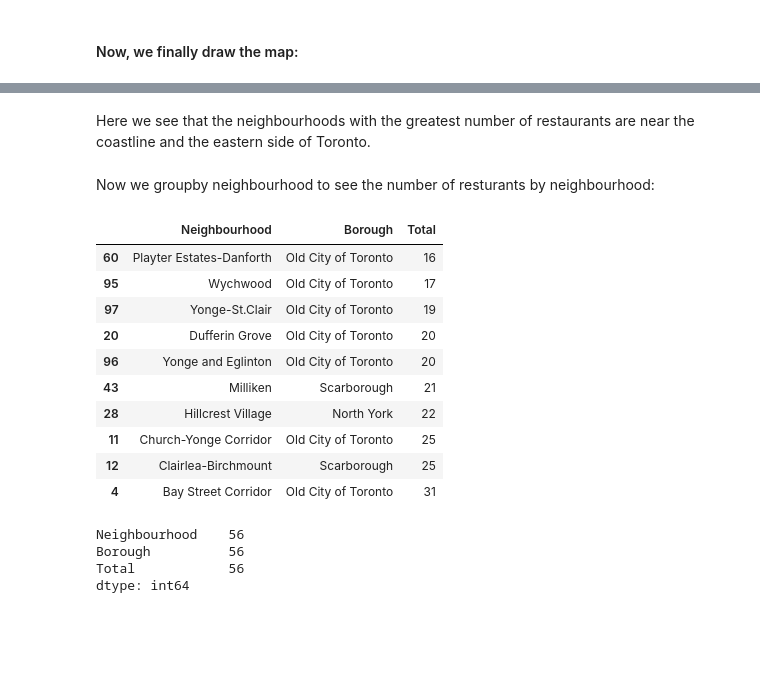
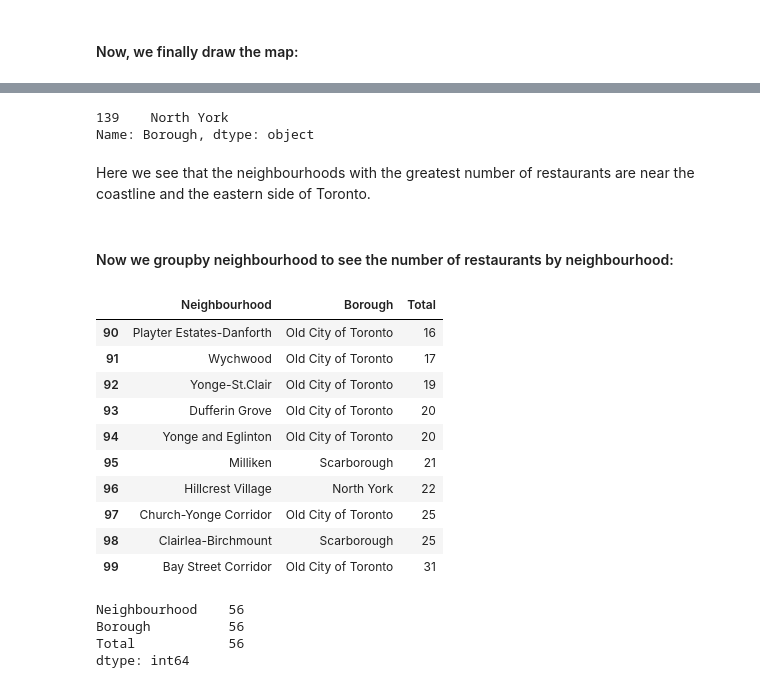
Before and after one commit to Bruno-42/Coursera_Capstone, a Jupyter notebook: Actual_final_project.ipynb, the cells around one changed output, grey strips where cells are left out. Drawn from its saved outputs; the diff is of its cells as text; code cells hidden in the pictures; blank space fills up the shorter version.

```diff
--- a/Actual_final_project.ipynb
+++ b/Actual_final_project.ipynb
@@ -311,10 +323,15 @@ for lat, lng, neighbourhood, category in zip(
 toronto_map
 # %% [output]
 [interactive output not drawn]
+# %%
+nbor
+# %% [output]
+139    North York
+Name: Borough, dtype: object
 # %% [markdown]
 Here we see that the neighbourhoods with the greatest number of restaurants are near the coastline and the eastern side of Toronto.
 # %% [markdown]
-Now we groupby neighbourhood to see the number of resturants by neighbourhood:
+#### Now we groupby neighbourhood to see the number of restaurants by neighbourhood:
 # %%
 restaurant_sort = (
     resturants
@@ -323,19 +340,19 @@ restaurant_sort = (
     .sort_values('Total', ascending = True)
 )
 # %%
-restaurant_sort.tail(10)
+restaurant_sort.reset_index(drop = True).tail(10)
 # %% [output]
 |  | Neighbourhood | Borough | Total |
-| 60 | Playter Estates-Danforth | Old City of Toronto | 16 |
-| 95 | Wychwood | Old City of Toronto | 17 |
-| 97 | Yonge-St.Clair | Old City of Toronto | 19 |
-| 20 | Dufferin Grove | Old City of Toronto | 20 |
-| 96 | Yonge and Eglinton | Old City of Toronto | 20 |
-| 43 | Milliken | Scarborough | 21 |
-| 28 | Hillcrest Village | North York | 22 |
-| 11 | Church-Yonge Corridor | Old City of Toronto | 25 |
-| 12 | Clairlea-Birchmount | Scarborough | 25 |
-| 4 | Bay Street Corridor | Old City of Toronto | 31 |
+| 90 | Playter Estates-Danforth | Old City of Toronto | 16 |
+| 91 | Wychwood | Old City of Toronto | 17 |
+| 92 | Yonge-St.Clair | Old City of Toronto | 19 |
+| 93 | Dufferin Grove | Old City of Toronto | 20 |
+| 94 | Yonge and Eglinton | Old City of Toronto | 20 |
+| 95 | Milliken | Scarborough | 21 |
+| 96 | Hillcrest Village | North York | 22 |
+| 97 | Church-Yonge Corridor | Old City of Toronto | 25 |
+| 98 | Clairlea-Birchmount | Scarborough | 25 |
+| 99 | Bay Street Corridor | Old City of Toronto | 31 |
 # %%
 restaurant_sort.loc[restaurant_sort['Total'] <= 5].count()
 # %% [output]
```
Also changed, not shown: parts of 69 cells of this notebook.
